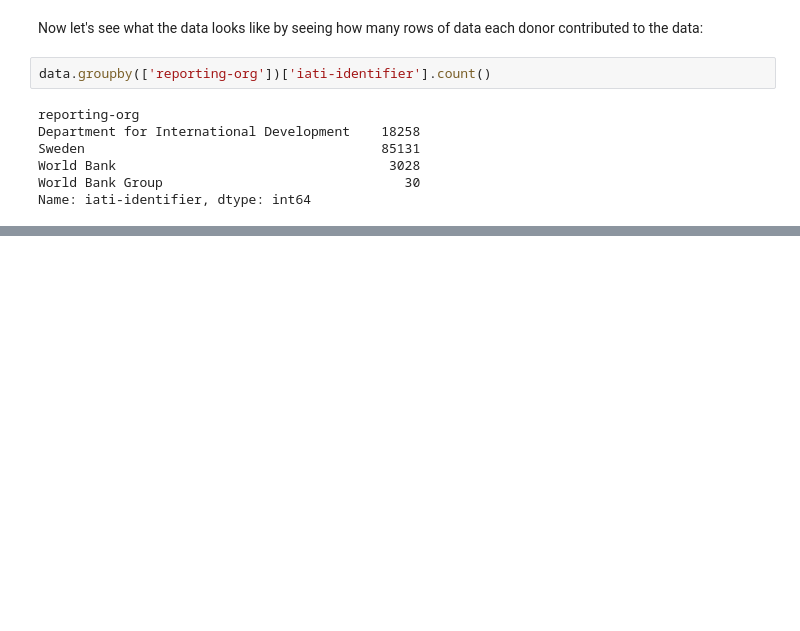
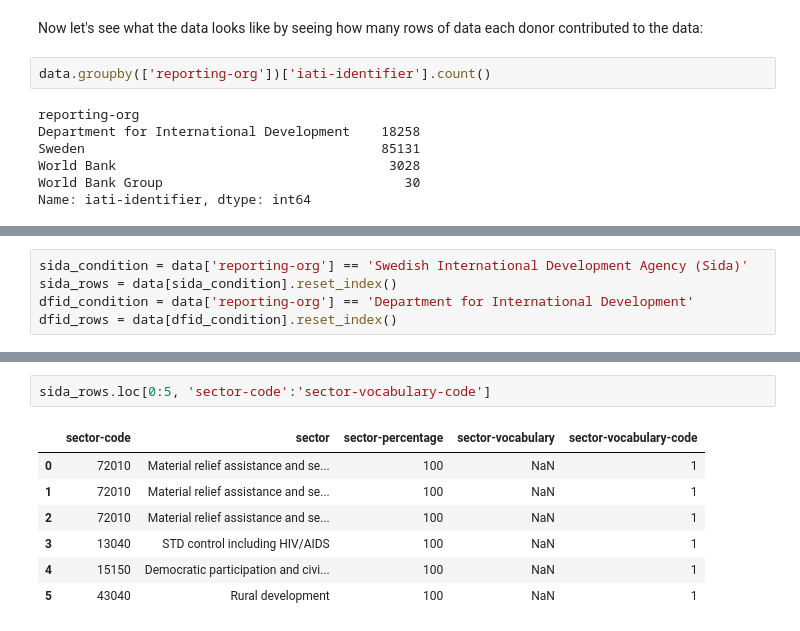
Before and after one commit to thisismattwolf/IATI_methodology, a Jupyter notebook: Methodology_notebook.ipynb, the cells around one changed output, grey strips where cells are left out. Cells and saved outputs as stored; diff of their text form; blank space fills up the shorter version.

```diff
--- a/Methodology_notebook.ipynb
+++ b/Methodology_notebook.ipynb
@@ -52,0 +103,5 @@ for field in date_fields:
+# %%
+sida_condition = data['reporting-org'] == 'Swedish International Development Agency (Sida)'
+sida_rows = data[sida_condition].reset_index()
+dfid_condition = data['reporting-org'] == 'Department for International Development'
+dfid_rows = data[dfid_condition].reset_index()
@@ -52,0 +126,10 @@ for field in date_fields:
+# %%
+sida_rows.loc[0:5, 'sector-code':'sector-vocabulary-code']
+# %% [output]
+|  | sector-code | sector | sector-percentage | sector-vocabulary | sector-vocabulary-code |
+| 0 | 72010 | Material relief assistance and se... | 100 | NaN | 1 |
+| 1 | 72010 | Material relief assistance and se... | 100 | NaN | 1 |
+| 2 | 72010 | Material relief assistance and se... | 100 | NaN | 1 |
+| 3 | 13040 | STD control including HIV/AIDS | 100 | NaN | 1 |
+| 4 | 15150 | Democratic participation and civi... | 100 | NaN | 1 |
+| 5 | 43040 | Rural development | 100 | NaN | 1 |
```
Also changed, not shown: parts of 32 cells of this notebook.
